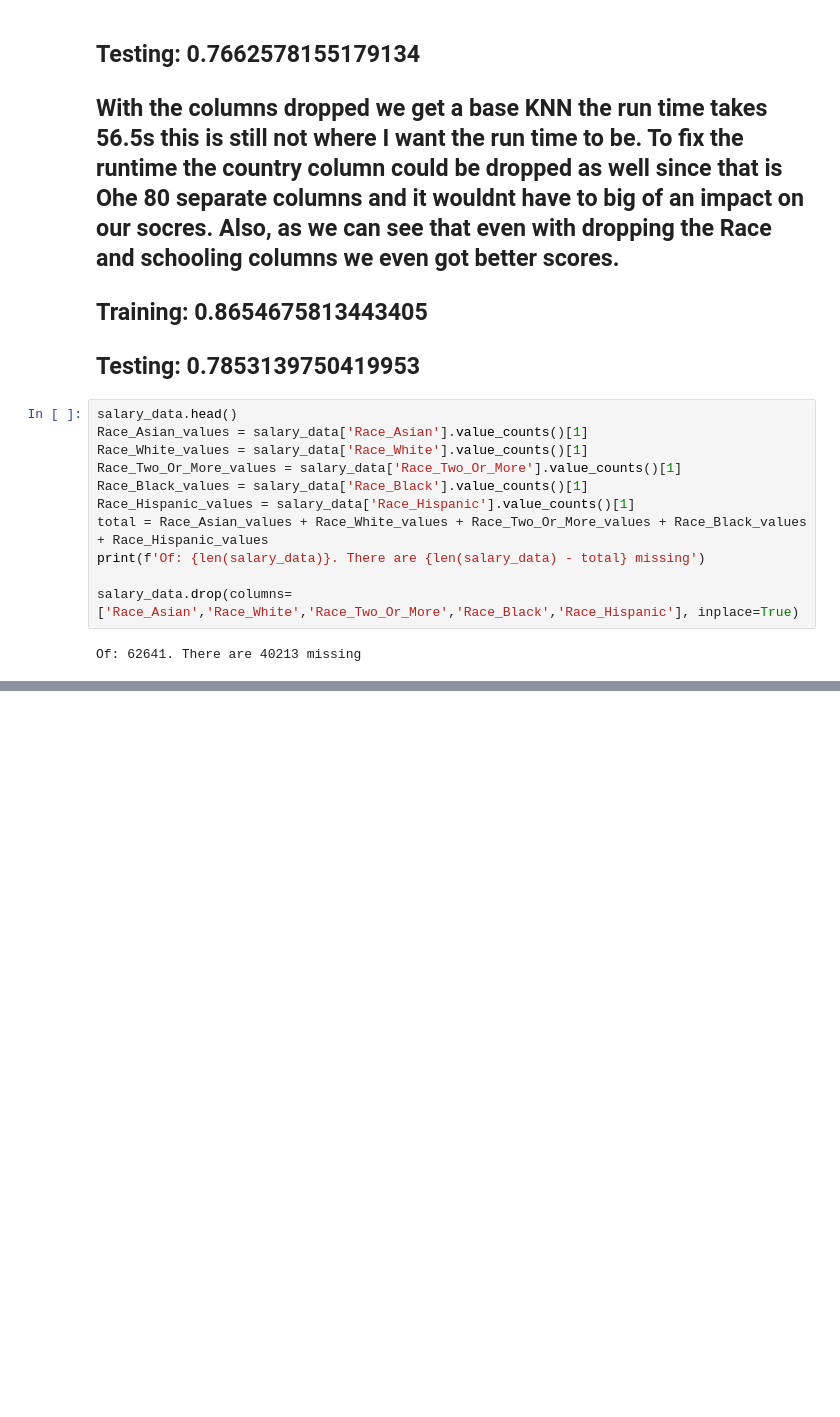
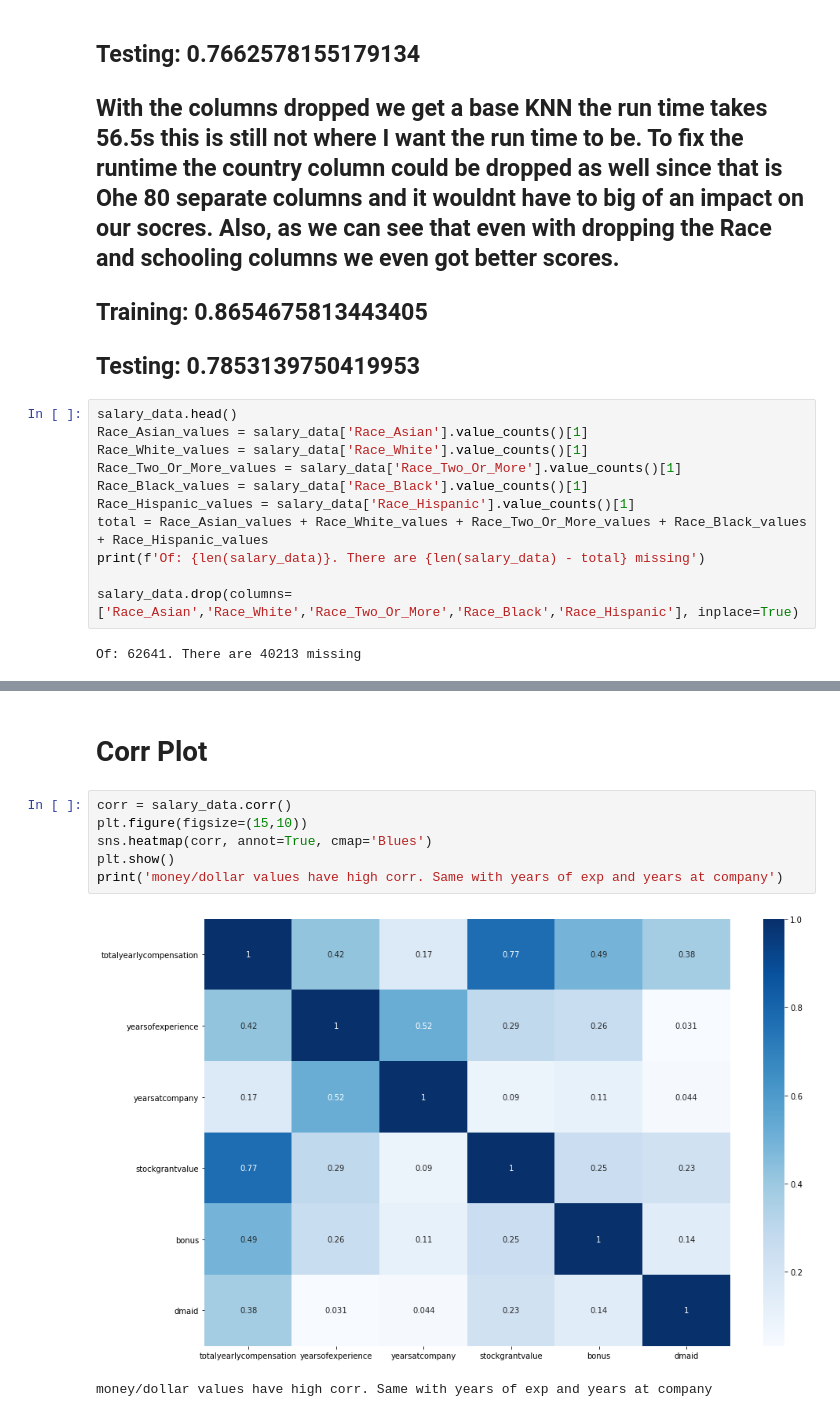
Before and after one commit to SpencerReno/Project_two, a Jupyter notebook: Salary_predictions.ipynb, the cells around one changed output, grey strips where cells are left out. Drawn from its saved outputs; the diff is of its cells as text; blank space fills up the shorter version.

```diff
--- a/Salary_predictions.ipynb
+++ b/Salary_predictions.ipynb
@@ -277,3 +278,14 @@ salary_data.head()
 | 2 | FAANG | Product Manager | 310000 | 8.0 | 0.0 | 0.0 | 0.0 | ... |
 | 3 | FAANG | Software Engineering Manager | 372000 | 7.0 | 5.0 | 180000.0 | 35000.0 | ... |
 | 4 | not_FAANG | Software Engineer | 157000 | 5.0 | 3.0 | 0.0 | 0.0 | ... |
+# %% [markdown]
+# Corr Plot
+# %%
+corr = salary_data.corr()
+plt.figure(figsize=(15,10))
+sns.heatmap(corr, annot=True, cmap='Blues')
+plt.show()
+print('money/dollar values have high corr. Same with years of exp and years at company')
+# %% [output]
+[figure, added]
+money/dollar values have high corr. Same with years of exp and years at company
```
Also changed, not shown: parts of 43 cells of this notebook.
